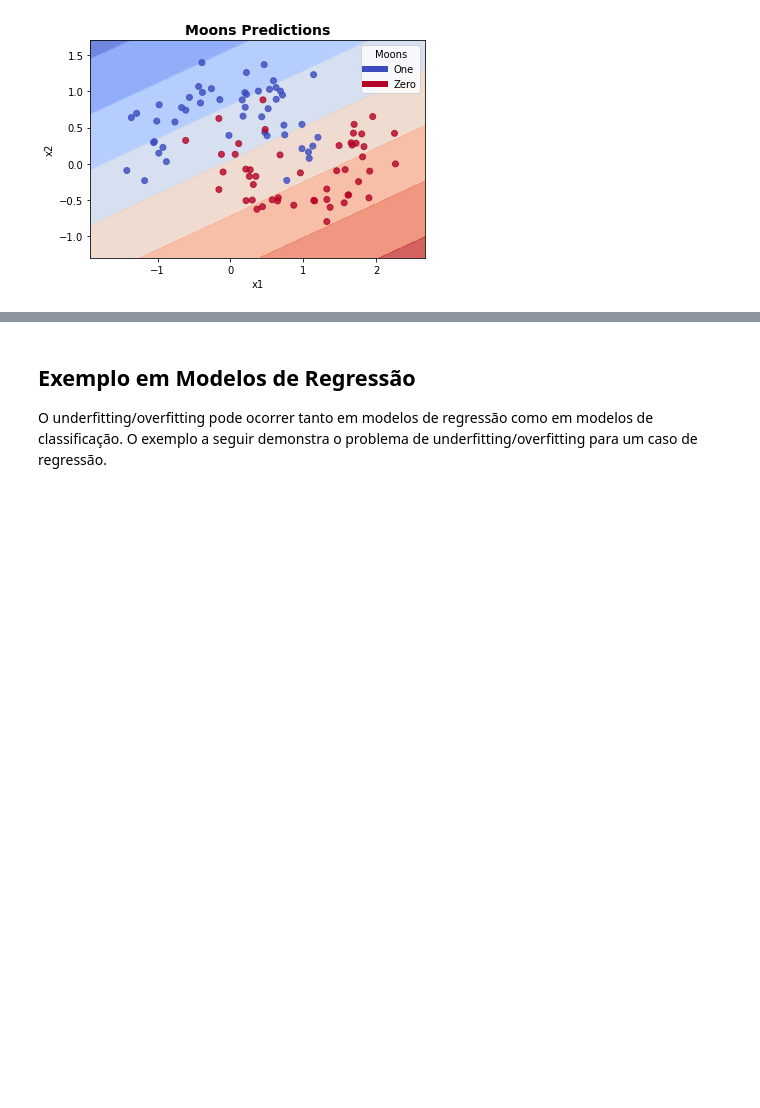
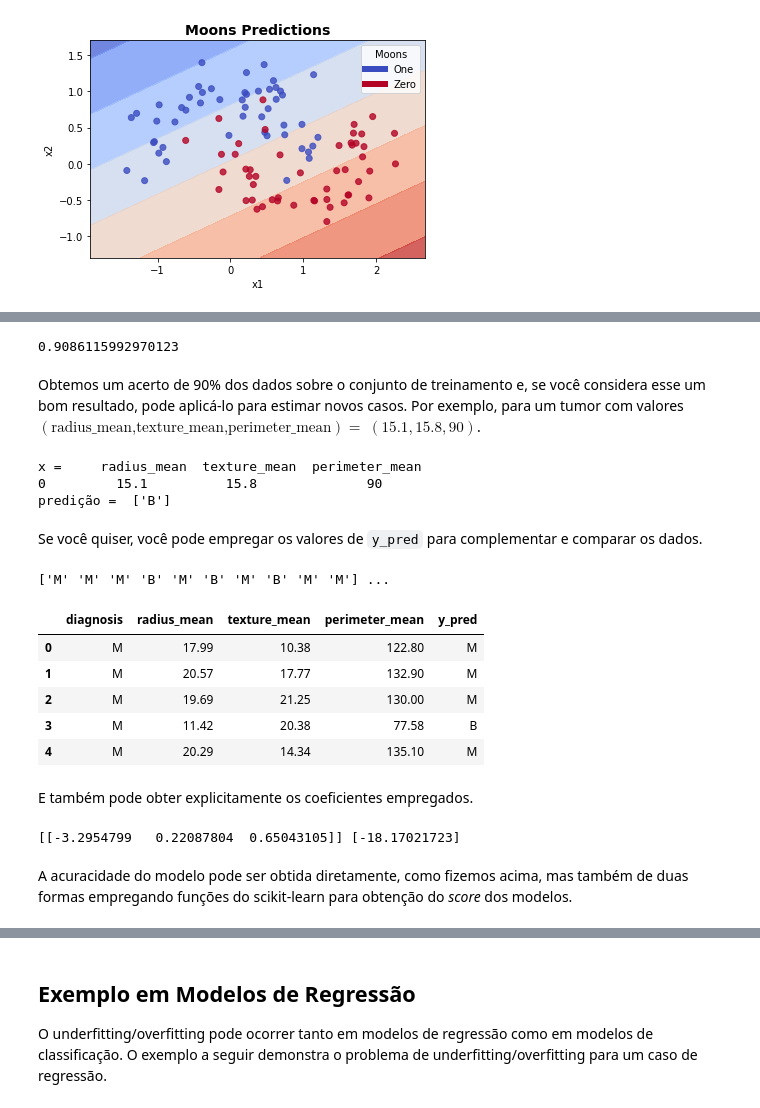
Before and after one commit to Rogerio-mack/Machine-Learning-I, a Jupyter notebook: ML3_RegressaoLogistica.ipynb, the cells around one changed output, grey strips where cells are left out. Drawn from its saved outputs; the diff is of its cells as text; code cells hidden in the pictures; blank space fills up the shorter version.

```diff
--- a/ML3_RegressaoLogistica.ipynb
+++ b/ML3_RegressaoLogistica.ipynb
@@ -503,0 +400,4 @@ O dilema está, portanto, em obter o ponto de equilíbrio entre o subajuste e so
+# %%
+df = pd.read_csv('http://meusite.mackenzie.br/rogerio/TIC/breast-cancer-wisconsin.csv')
+df = df[['diagnosis', 'radius_mean', 'texture_mean', 'perimeter_mean']] # vamos empregar apenas uma parte dos dados
+df.head()
@@ -503,0 +425,56 @@ O dilema está, portanto, em obter o ponto de equilíbrio entre o subajuste e so
+# %%
+from sklearn.linear_model import LogisticRegression
+
+# Entradas e Saídas
+X = df[['radius_mean', 'texture_mean', 'perimeter_mean']]
+y = df['diagnosis']
+
+# Definição
+clf = LogisticRegression()
+
+# Treinamento
+clf.fit(X,y)
+
+# Avaliação
+y_pred = clf.predict(X)
+
+# Acuracidade
+print(sum(y_pred == y) / len(y))
+# %% [output]
+0.9086115992970123
+# %% [markdown]
+Obtemos um acerto de 90% dos dados sobre o conjunto de treinamento e, se você considera esse um bom resultado, pode aplicá-lo para estimar novos casos. Por exemplo, para um tumor com valores $(\text{radius_mean,texture_mean,perimeter_mean})=$ $( 15.1, 15.8, 90)$.
+# %%
+# Predição
+X_new = pd.DataFrame({'radius_mean': [15.1], 'texture_mean': [15.8], 'perimeter_mean': [90]  })
+y_pred_case = clf.predict(X_new)
+
+print(5*'\n' + 'x = ' , X_new, '\npredição = ', y_pred_case)
+# %% [output]
+x =     radius_mean  texture_mean  perimeter_mean
+0         15.1          15.8              90
+predição =  ['B']
+# %% [markdown]
+Se você quiser, você pode empregar os valores de `y_pred` para complementar e comparar os dados.
+# %%
+print(y_pred[0:10],'...')
+# %% [output]
+['M' 'M' 'M' 'B' 'M' 'B' 'M' 'B' 'M' 'M'] ...
+# %%
+df['y_pred'] = y_pred
+df.head()
+# %% [output]
+|  | diagnosis | radius_mean | texture_mean | perimeter_mean | y_pred |
+| 0 | M | 17.99 | 10.38 | 122.80 | M |
+| 1 | M | 20.57 | 17.77 | 132.90 | M |
+| 2 | M | 19.69 | 21.25 | 130.00 | M |
+| 3 | M | 11.42 | 20.38 | 77.58 | B |
+| 4 | M | 20.29 | 14.34 | 135.10 | M |
+# %% [markdown]
+E também pode obter explicitamente os coeficientes empregados.
+# %%
+print(clf.coef_, clf.intercept_)
+# %% [output]
+[[-3.2954799   0.22087804  0.65043105]] [-18.17021723]
+# %% [markdown]
+A acuracidade do modelo pode ser obtida diretamente, como fizemos acima, mas também de duas formas empregando funções do scikit-learn para obtenção do *score* dos modelos.
```
Also changed, not shown: parts of 75 cells of this notebook.
